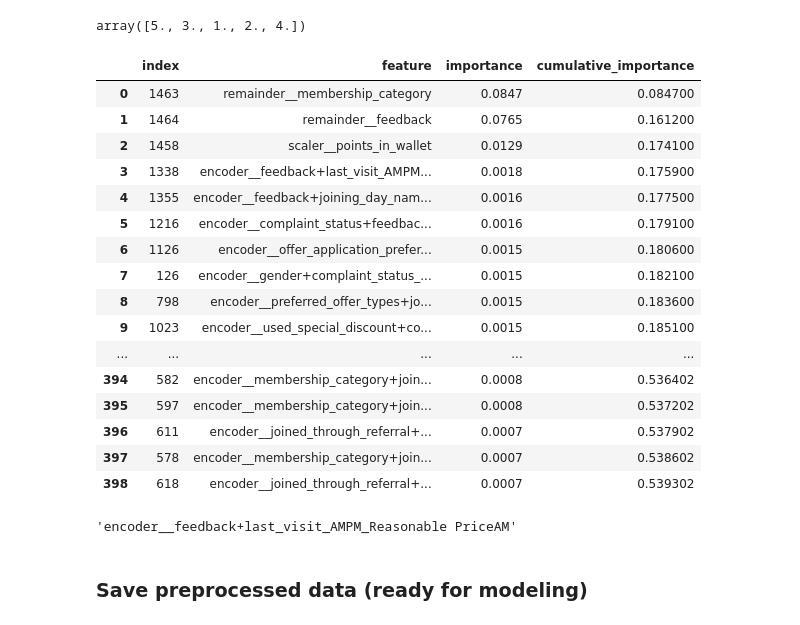
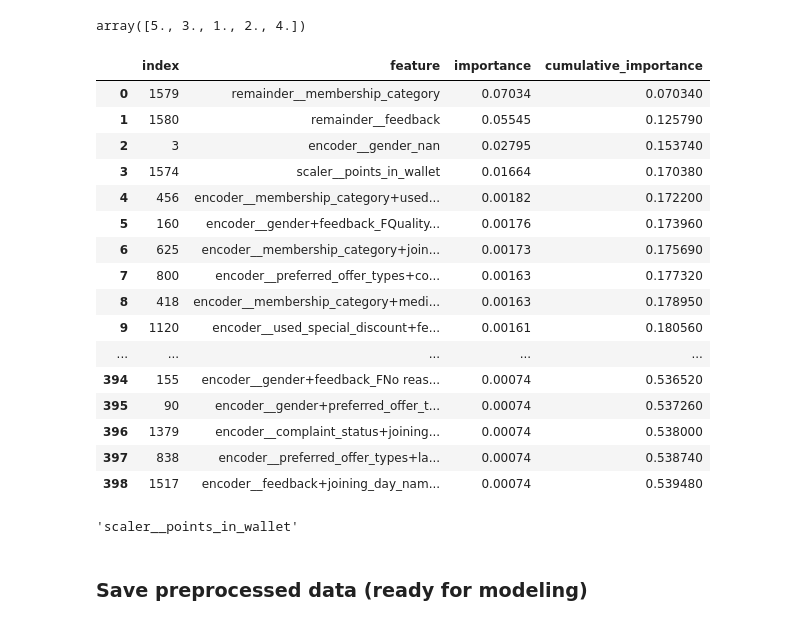
Before and after one commit to MohamedMostafa259/Customer-Churn-Prediction-and-Analysis, a Jupyter notebook: Milestone2_FeatureEng_AdvancedAnalysis/notebooks/FeatureEngineering.ipynb, the cells around one changed output. Saved outputs shown, nothing was run; the diff lists cells and outputs as text; code cells hidden in the pictures.

Commit message:
Updated feature_eng notebook, thus updating data & models resulting from it

```diff
--- a/Milestone2_FeatureEng_AdvancedAnalysis/notebooks/FeatureEngineering.ipynb
+++ b/Milestone2_FeatureEng_AdvancedAnalysis/notebooks/FeatureEngineering.ipynb
@@ -116,8 +118,8 @@ train_cleaned_copy.select_dtypes(np.number).columns.tolist()
  'is_weekend']
 # %%
 scale_cols = ['age', 'days_since_last_login', 'avg_time_spent', 'avg_transaction_value',
-			  'points_in_wallet', 'points_per_transaction', 'transaction_value_per_time_unit',
-			  'last_visit_hour']
+			  'avg_frequency_login_days', 'points_in_wallet', 'points_per_transaction',
+              'transaction_value_per_time_unit', 'last_visit_hour']
 # %% [markdown]
 ## Encoding categorical variables
 # %%
@@ -347,9 +365,11 @@ featureEng_encoder_scaler_pipeline = Pipeline([
     ('featureEng', FeatureEng()),
     ('encoder_scaler', encoder_scaler_transformer)
 ])
+# %%
+train_split_cleaned_imputed = pd.read_csv('https://raw.githubusercontent.com/MohamedMostafa259/Customer-Churn-Prediction-and-Analysis/main/Milestone1_DataCollection_EDA_DataCleaning/data/train_split_cleaned_imputed.csv')
 # %%
-X_train = train_cleaned.drop(columns=['churn_risk_score'])
-y_train = train_cleaned['churn_risk_score']
+X_train = train_split_cleaned_imputed.drop(columns=['churn_risk_score'])
+y_train = train_split_cleaned_imputed['churn_risk_score']
 # %%
 X_train_preprocessed = featureEng_encoder_scaler_pipeline.fit_transform(X_train)
 # %%
@@ -382,35 +402,35 @@ xgb_clf = XGBClassifier(random_state=42).fit(X_train_preprocessed, y_train-1)
 # %%
 pd.set_option('display.max_rows', None)
 importances = xgb_clf.feature_importances_
 feature_names = X_train_preprocessed.columns
 feature_importance_df = pd.DataFrame({'feature':feature_names, 'importance':importances})
-feature_importance_df['importance'] = feature_importance_df['importance'].round(4)
+feature_importance_df['importance'] = feature_importance_df['importance'].round(5)
 feature_importance_df = feature_importance_df.sort_values('importance', ascending=False).reset_index()
 feature_importance_df['cumulative_importance'] = feature_importance_df['importance'].cumsum()
 feature_importance_df
 # %% [output]
 |  | index | feature | importance | cumulative_importance |
-| 0 | 1463 | remainder__membership_category | 0.0847 | 0.084700 |
-| 1 | 1464 | remainder__feedback | 0.0765 | 0.161200 |
-| 2 | 1458 | scaler__points_in_wallet | 0.0129 | 0.174100 |
-| 3 | 1338 | encoder__feedback+last_visit_AMPM... | 0.0018 | 0.175900 |
-| 4 | 1355 | encoder__feedback+joining_day_nam... | 0.0016 | 0.177500 |
-| 5 | 1216 | encoder__complaint_status+feedbac... | 0.0016 | 0.179100 |
-| 6 | 1126 | encoder__offer_application_prefer... | 0.0015 | 0.180600 |
-| 7 | 126 | encoder__gender+complaint_status_... | 0.0015 | 0.182100 |
-| 8 | 798 | encoder__preferred_offer_types+jo... | 0.0015 | 0.183600 |
-| 9 | 1023 | encoder__used_special_discount+co... | 0.0015 | 0.185100 |
+| 0 | 1579 | remainder__membership_category | 0.07034 | 0.070340 |
+| 1 | 1580 | remainder__feedback | 0.05545 | 0.125790 |
+| 2 | 3 | encoder__gender_nan | 0.02795 | 0.153740 |
+| 3 | 1574 | scaler__points_in_wallet | 0.01664 | 0.170380 |
+| 4 | 456 | encoder__membership_category+used... | 0.00182 | 0.172200 |
+| 5 | 160 | encoder__gender+feedback_FQuality... | 0.00176 | 0.173960 |
+| 6 | 625 | encoder__membership_category+join... | 0.00173 | 0.175690 |
+| 7 | 800 | encoder__preferred_offer_types+co... | 0.00163 | 0.177320 |
+| 8 | 418 | encoder__membership_category+medi... | 0.00163 | 0.178950 |
+| 9 | 1120 | encoder__used_special_discount+fe... | 0.00161 | 0.180560 |
 | ... | ... | ... | ... | ... |
-| 394 | 582 | encoder__membership_category+join... | 0.0008 | 0.536402 |
-| 395 | 597 | encoder__membership_category+join... | 0.0008 | 0.537202 |
-| 396 | 611 | encoder__joined_through_referral+... | 0.0007 | 0.537902 |
-| 397 | 578 | encoder__membership_category+join... | 0.0007 | 0.538602 |
-| 398 | 618 | encoder__joined_through_referral+... | 0.0007 | 0.539302 |
+| 394 | 155 | encoder__gender+feedback_FNo reas... | 0.00074 | 0.536520 |
+| 395 | 90 | encoder__gender+preferred_offer_t... | 0.00074 | 0.537260 |
+| 396 | 1379 | encoder__complaint_status+joining... | 0.00074 | 0.538000 |
+| 397 | 838 | encoder__preferred_offer_types+la... | 0.00074 | 0.538740 |
+| 398 | 1517 | encoder__feedback+joining_day_nam... | 0.00074 | 0.539480 |
 # %%
 # example
 feature_importance_df.iloc[3, 1]
 # %% [output]
-'encoder__feedback+last_visit_AMPM_Reasonable PriceAM'
+'scaler__points_in_wallet'
 # %%
 pd.reset_option('display.max_rows')
 # %%
```
Also changed, not shown: parts of 17 cells of this notebook, 6 other files.
